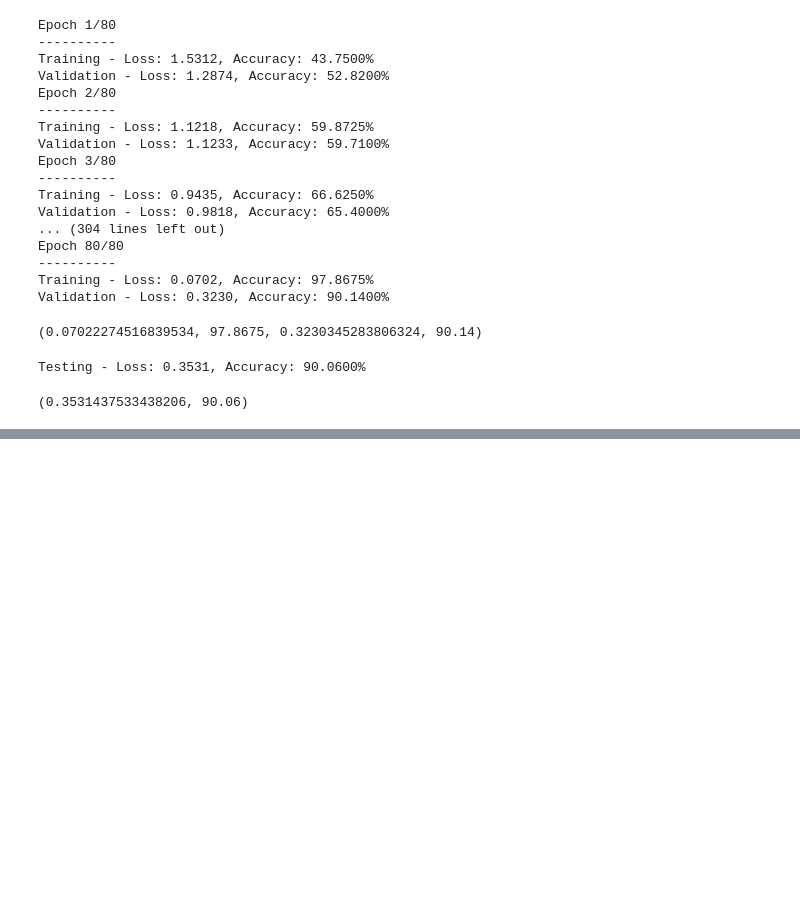
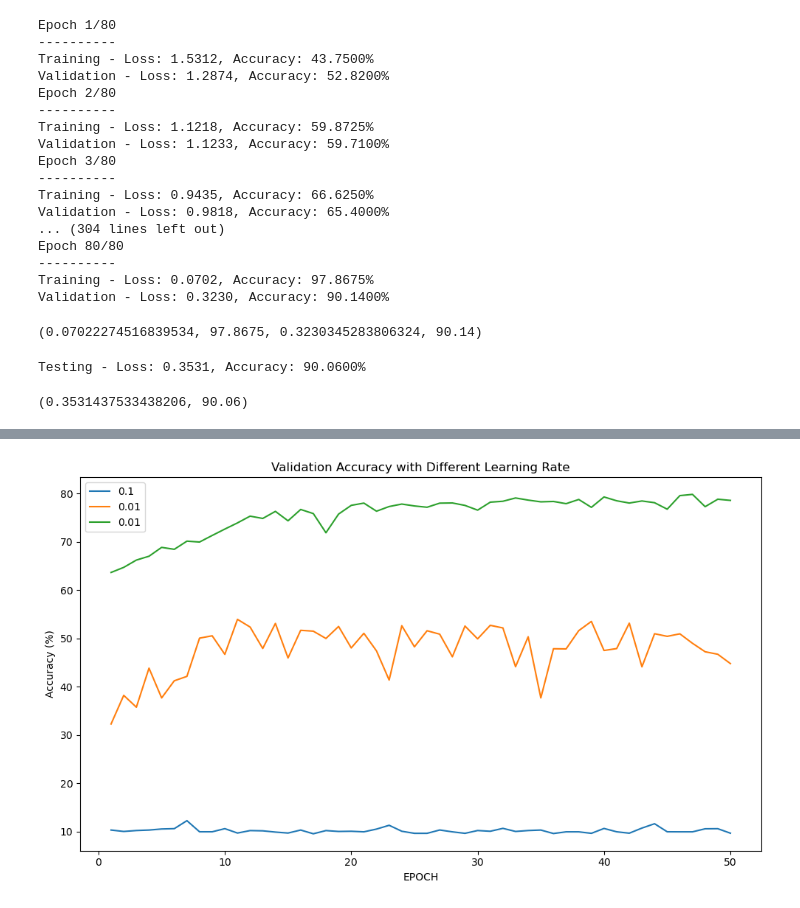
Before and after one commit to Ray7788/COMP34212RX, a Jupyter notebook: lab_S_task2/resnet_hyperparameter.ipynb, the cells around one changed output, grey strips where cells are left out. Cells and saved outputs as stored; diff of their text form; code cells hidden in the pictures; blank space fills up the shorter version.

Commit message:
Upload additional learning rate test

```diff
--- a/lab_S_task2/resnet_hyperparameter.ipynb
+++ b/lab_S_task2/resnet_hyperparameter.ipynb
@@ -508,0 +595,25 @@ Testing - Loss: 0.3531, Accuracy: 90.0600%
+# %%
+import pandas as pd
+import matplotlib.pyplot as plt
+
+# Load the validation accuracy data from CSV files
+file_paths = ["Adam_01_results.csv", "Adam_001_results.csv", "Adam_0001_results.csv"]  # Replace with your file paths
+labels = ["0.1", "0.01", "0.01"]  # Labels for the legend
+
+plt.figure(figsize=(10, 6))  # Set the figure size
+
+# Plot validation accuracy from each file
+for i, file_path in enumerate(file_paths):
+    data = pd.read_csv(file_path)
+    plt.plot(data['Epoch'], data['Validation Accuracy'], label=labels[i])
+    # plt.plot(data['Epoch'], data['Validation Loss'], label=labels[i])
+
+plt.xlabel('EPOCH')  # X-axis label
+plt.ylabel('Accuracy (%)')  # Y-axis label
+plt.title('Validation Accuracy with Different Learning Rate')  # Title of the plot
+plt.legend()  # Show legend
+plt.grid(False)  # Show grid
+plt.tight_layout()  # Adjust layout to prevent clipping of labels
+plt.show()  # Show plot
+# %% [output]
+[figure, added]
```
Also changed, not shown: parts of 4 cells of this notebook.
